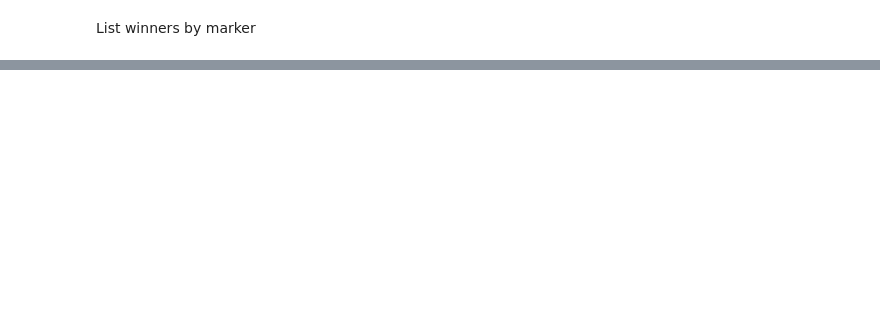
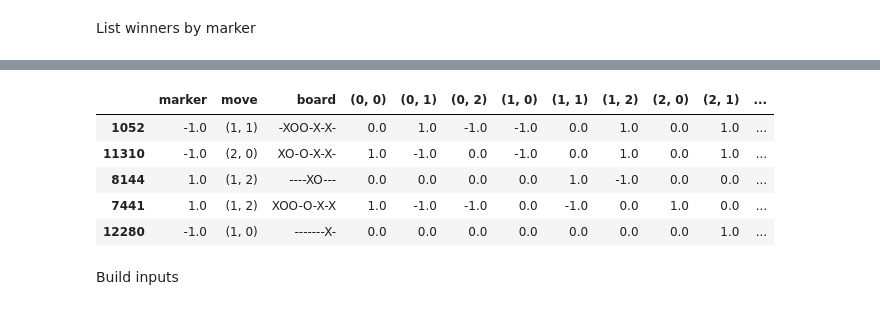
Before and after one commit to henrytseng/tictactoe2, a Jupyter notebook: learning_tictactoe.ipynb, the cells around one changed output, grey strips where cells are left out. Saved outputs shown, nothing was run; the diff lists cells and outputs as text; code cells hidden in the pictures; blank space fills up the shorter version.

```diff
--- a/learning_tictactoe.ipynb
+++ b/learning_tictactoe.ipynb
@@ -134,0 +132,11 @@ board_headers
+# %%
+test_df.head()
+# %% [output]
+|  | marker | move | board | (0, 0) | (0, 1) | (0, 2) | (1, 0) | (1, 1) | (1, 2) | (2, 0) | (2, 1) | ... |
+| 1052 | -1.0 | (1, 1) | -XOO-X-X- | 0.0 | 1.0 | -1.0 | -1.0 | 0.0 | 1.0 | 0.0 | 1.0 | ... |
+| 11310 | -1.0 | (2, 0) | XO-O-X-X- | 1.0 | -1.0 | 0.0 | -1.0 | 0.0 | 1.0 | 0.0 | 1.0 | ... |
+| 8144 | 1.0 | (1, 2) | ----XO--- | 0.0 | 0.0 | 0.0 | 0.0 | 1.0 | -1.0 | 0.0 | 0.0 | ... |
+| 7441 | 1.0 | (1, 2) | XOO-O-X-X | 1.0 | -1.0 | -1.0 | 0.0 | -1.0 | 0.0 | 1.0 | 0.0 | ... |
+| 12280 | -1.0 | (1, 0) | -------X- | 0.0 | 0.0 | 0.0 | 0.0 | 0.0 | 0.0 | 0.0 | 1.0 | ... |
+# %% [markdown]
+Build inputs
```
Also changed, not shown: parts of 55 cells of this notebook, 8 other files.
